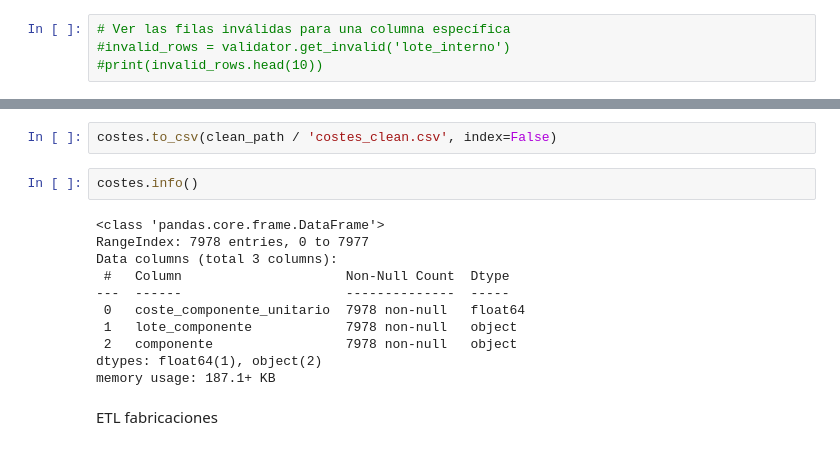
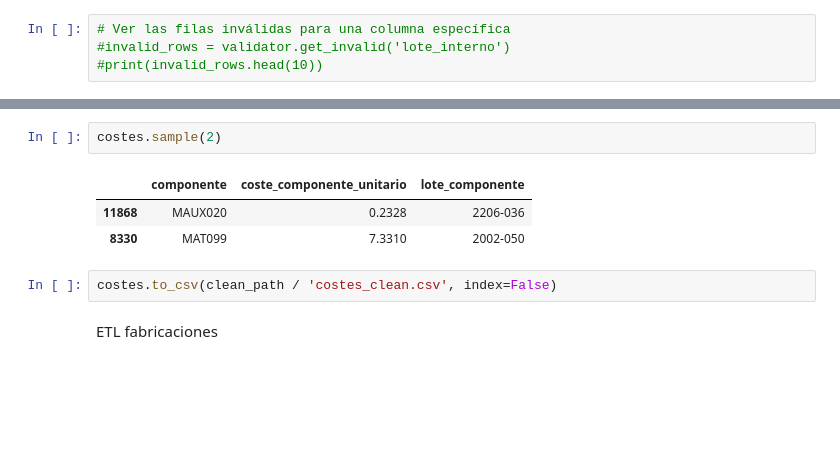
Before and after one commit to lauvepas/calco, a Jupyter notebook: notebooks/test.ipynb, the cells around one changed output, grey strips where cells are left out. Drawn from its saved outputs; the diff is of its cells as text; blank space fills up the shorter version.

```diff
--- a/notebooks/test.ipynb
+++ b/notebooks/test.ipynb
@@ -172,18 +125,11 @@ Outliers restantes: 5
+# %%
+costes.sample(2)
+# %% [output]
+|  | componente | coste_componente_unitario | lote_componente |
+| 11868 | MAUX020 | 0.2328 | 2206-036 |
+| 8330 | MAT099 | 7.3310 | 2002-050 |
 # %%
 costes.to_csv(clean_path / 'costes_clean.csv', index=False)
-# %%
-costes.info()
-# %% [output]
-<class 'pandas.core.frame.DataFrame'>
-RangeIndex: 7978 entries, 0 to 7977
-Data columns (total 3 columns):
- #   Column                     Non-Null Count  Dtype
----  ------                     --------------  -----
- 0   coste_componente_unitario  7978 non-null   float64
- 1   lote_componente            7978 non-null   object
- 2   componente                 7978 non-null   object
-dtypes: float64(1), object(2)
-memory usage: 187.1+ KB
 # %% [markdown]
 ETL fabricaciones
 # %%
```
Also changed, not shown: parts of 13 cells of this notebook, 10 other files.
